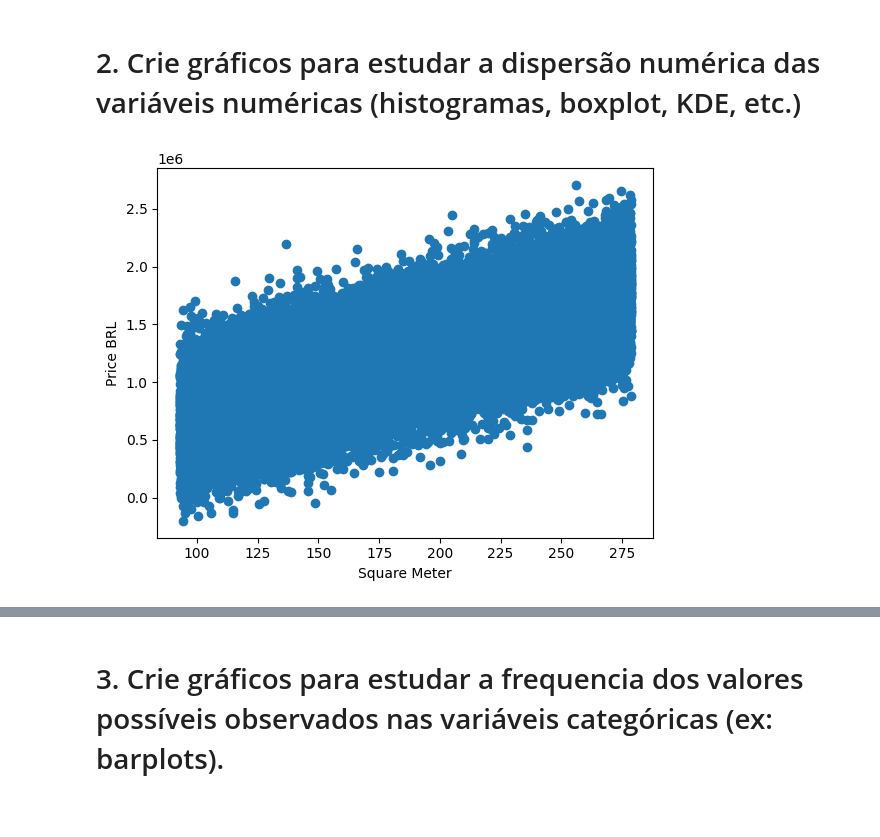
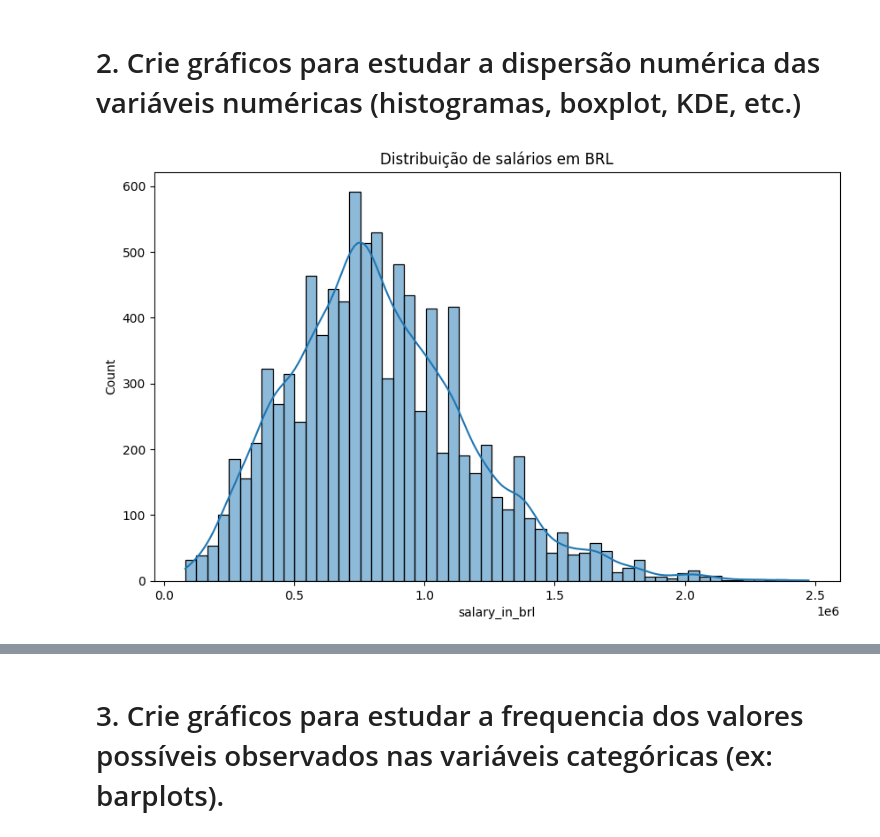
Before and after one commit to clairtonluz/MBA-em-ciencia-de-dados, a Jupyter notebook: Dashboards Bibliotecas R/exercicios/EXERCICIO-1- DASHBOARD- 2024 - CLAIRTON CARNEIRO LUZ.ipynb, the cells around one changed output, grey strips where cells are left out. Cells and saved outputs as stored; diff of their text form; code cells hidden in the pictures; blank space fills up the shorter version.

```diff
--- a/Dashboards Bibliotecas R/exercicios/EXERCICIO-1- DASHBOARD- 2024 - CLAIRTON CARNEIRO LUZ.ipynb
+++ b/Dashboards Bibliotecas R/exercicios/EXERCICIO-1- DASHBOARD- 2024 - CLAIRTON CARNEIRO LUZ.ipynb
@@ -32,12 +32,14 @@ Escolha um dataset de sua preferência com as seguintes características:
 # %%
 import pandas as pd
 
-df=pd.read_csv('housing_price_dataset.csv')
-# converte a coluna 'SquareFeet' para metros quadrados (1 pé quadrado = 0.092903 metros quadrados)
-df['SquareMeter'] = df['SquareFeet']*0.092903
-# converte a coluna 'Price' para real brasileiro (1 dólar = 5.5 reais) e arronde para 2 casas decimais
-df['PriceBRL'] = df['Price']*5.5
-df['PriceBRL'] = df['PriceBRL'].round(2)
-df = df.drop(columns=['SquareFeet', 'Price'])
+df=pd.read_csv('jobs_in_data.csv')
+
+# convert salary_in_usd to BRL
+df['salary_in_brl'] = df['salary_in_usd']*5.5
+# criei uma nova coluna com o salário mensal com no maximo 2 casas decimais
+df['salary_in_brl_per_month'] = (df['salary_in_brl']/12).round(2)
+# drop salary_in_usd, salary
+df = df.drop(columns=['salary_in_usd', 'salary', 'salary_currency'])
+
 df.head()
 # %% [output]
@@ -50,12 +52,18 @@ df.head()
 # %% [markdown]
 # 2. Crie gráficos para estudar a dispersão numérica das variáveis numéricas (histogramas, boxplot, KDE, etc.)
 # %%
-# cria grafico de dispersao
+# cria gráfico que mostre a distribuição de salários, mostre os salários no seguinte formado 999.999,99
+
 import matplotlib.pyplot as plt
-
-plt.scatter(df['SquareMeter'], df['PriceBRL'])
-plt.xlabel('Square Meter')
-plt.ylabel('Price BRL')
+import seaborn as sns
+# df['salary_in_brl'].plot(kind='hist', bins=30, rwidth=0.8, color='b')
+# plt.title('Salário em BRL')
+# plt.xlabel('Salário')
+# plt.ylabel('Número de vagas')
+# plt.show()
+plt.figure(figsize=(10, 6))
+sns.histplot(df['salary_in_brl'], kde=True)
+plt.title('Distribuição de salários em BRL')
 plt.show()
 # %% [output]
-[figure, old version]
+[figure, new version]
```
Also changed, not shown: parts of 5 cells of this notebook, 2 other files.
